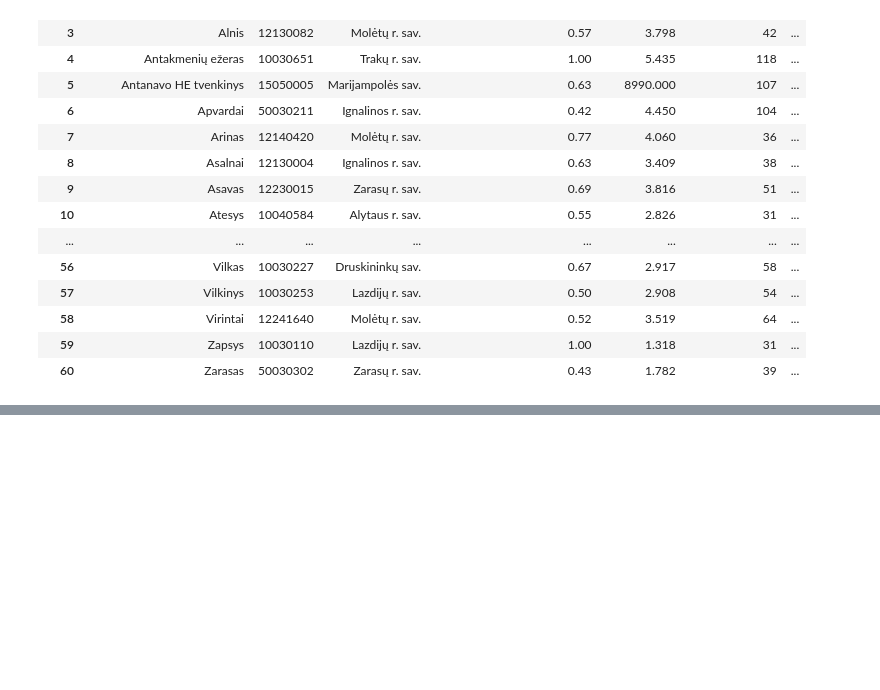
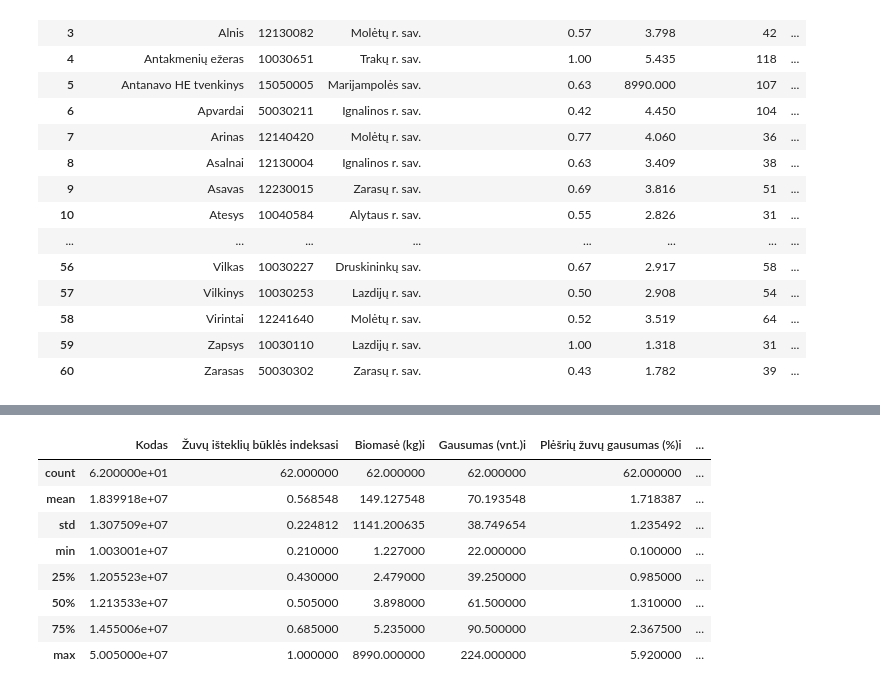
Before and after one commit to Aurume/Baigiamasis, a Jupyter notebook: Baigiam.ipynb, the cells around one changed output, grey strips where cells are left out. Cells and saved outputs as stored; diff of their text form; code cells hidden in the pictures; blank space fills up the shorter version.

```diff
--- a/Baigiam.ipynb
+++ b/Baigiam.ipynb
@@ -196,0 +260,13 @@ zuvys_kartu.to_csv('sujungtos_zuvys.csv', index=False)
+# %%
+# tur4tu buti vidutiniski ir kiti eilutes paskaiciavimai.patikrinti kodel tokie skaiciai.. descriptive statistics
+zuvys_kartu.describe()
+# %% [output]
+|  | Kodas | Žuvų išteklių būklės indeksasi | Biomasė (kg)i | Gausumas (vnt.)i | Plėšrių žuvų gausumas (%)i | ... |
+| count | 6.200000e+01 | 62.000000 | 62.000000 | 62.000000 | 62.000000 | ... |
+| mean | 1.839918e+07 | 0.568548 | 149.127548 | 70.193548 | 1.718387 | ... |
+| std | 1.307509e+07 | 0.224812 | 1141.200635 | 38.749654 | 1.235492 | ... |
+| min | 1.003001e+07 | 0.210000 | 1.227000 | 22.000000 | 0.100000 | ... |
+| 25% | 1.205523e+07 | 0.430000 | 2.479000 | 39.250000 | 0.985000 | ... |
+| 50% | 1.213533e+07 | 0.505000 | 3.898000 | 61.500000 | 1.310000 | ... |
+| 75% | 1.455006e+07 | 0.685000 | 5.235000 | 90.500000 | 2.367500 | ... |
+| max | 5.005000e+07 | 1.000000 | 8990.000000 | 224.000000 | 5.920000 | ... |
```
Also changed, not shown: parts of 22 cells of this notebook.
